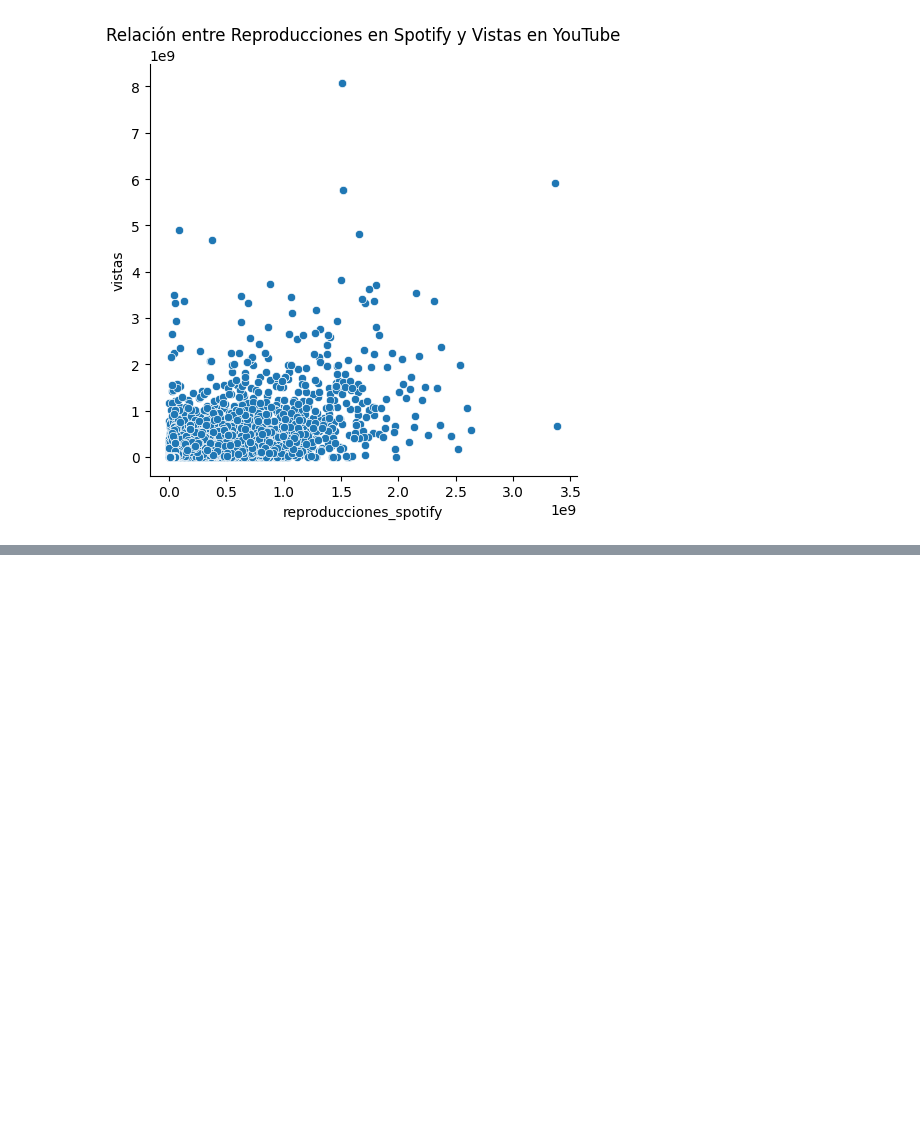
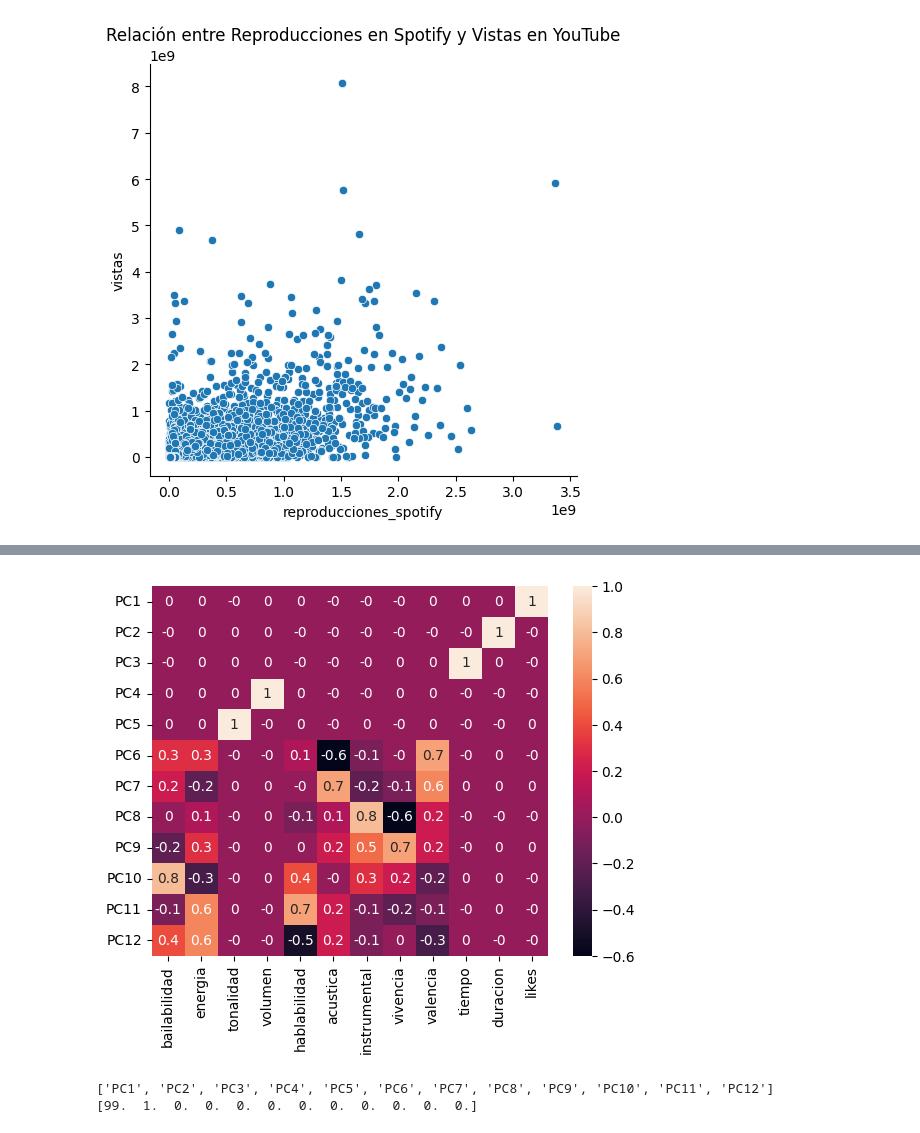
Before and after one commit to federico-700/TP1_spotify_youtube, a Jupyter notebook: Proyecto_spotify_youtube_parte_1_Domañski.ipynb, the cells around one changed output, grey strips where cells are left out. Cells and saved outputs as stored; diff of their text form; code cells hidden in the pictures; blank space fills up the shorter version.

Commit message:
Modelo de clasificación y regresión

```diff
--- a/Proyecto_spotify_youtube_parte_1_Domañski.ipynb
+++ b/Proyecto_spotify_youtube_parte_1_Domañski.ipynb
@@ -610,0 +708,6 @@ likes                                 0.648037  1.000000
+# %%
+# Creamos la instancia del modelo
+modelo_pca = PCA(n_components=12)
+
+# Entrenamos el modelo con nuestros datos
+modelo_pca.fit(df_limpio_2)
@@ -610,0 +740,13 @@ likes                                 0.648037  1.000000
+# %%
+# Empecemos por los componentes
+# para esto usamos .components_
+# vamos a guardar esta información en un dataframe, para poderlo ver más facilmente
+lista_componentes = ['PC1', 'PC2', 'PC3', 'PC4','PC5','PC6','PC7','PC8','PC9','PC10','PC11','PC12']
+componentes = pd.DataFrame(data=modelo_pca.components_, columns = df_limpio_2.columns, index=lista_componentes)
+componentes.round(3)
+
+#PC1 parece ser que es igual a likes
+#PC2 parece ser que es igual a duracion
+#PC3 parece ser que es igual a tiempo
+#PC4 es casi igual a volumen
+#PC5 es casi igual a tonalidad
@@ -610,0 +767,13 @@ likes                                 0.648037  1.000000
+# %%
+# Gráficos, nos ayudara a entender mejor la información
+ax = sns.heatmap(componentes.round(1), annot=True)
+# %% [output]
+[figure, added]
+# %%
+# Veamos la varianza explicada de cada componente
+# para eso utilizamos .explained_variance_ratio_
+print(lista_componentes)
+print(modelo_pca.explained_variance_ratio_.round(3)*100)
+# %% [output]
+['PC1', 'PC2', 'PC3', 'PC4', 'PC5', 'PC6', 'PC7', 'PC8', 'PC9', 'PC10', 'PC11', 'PC12']
+[99.  1.  0.  0.  0.  0.  0.  0.  0.  0.  0.  0.]
```
Also changed, not shown: parts of 68 cells of this notebook.
